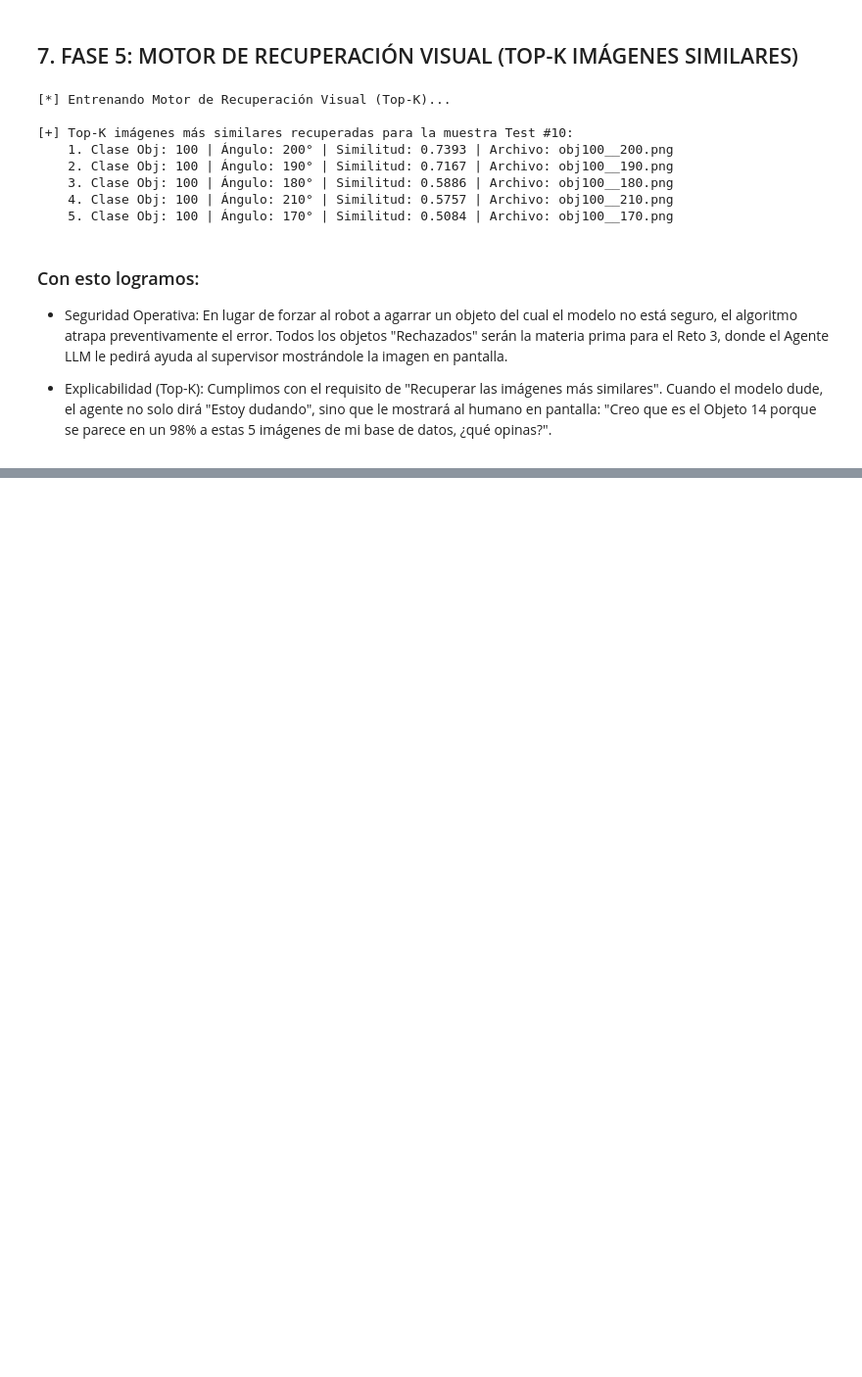
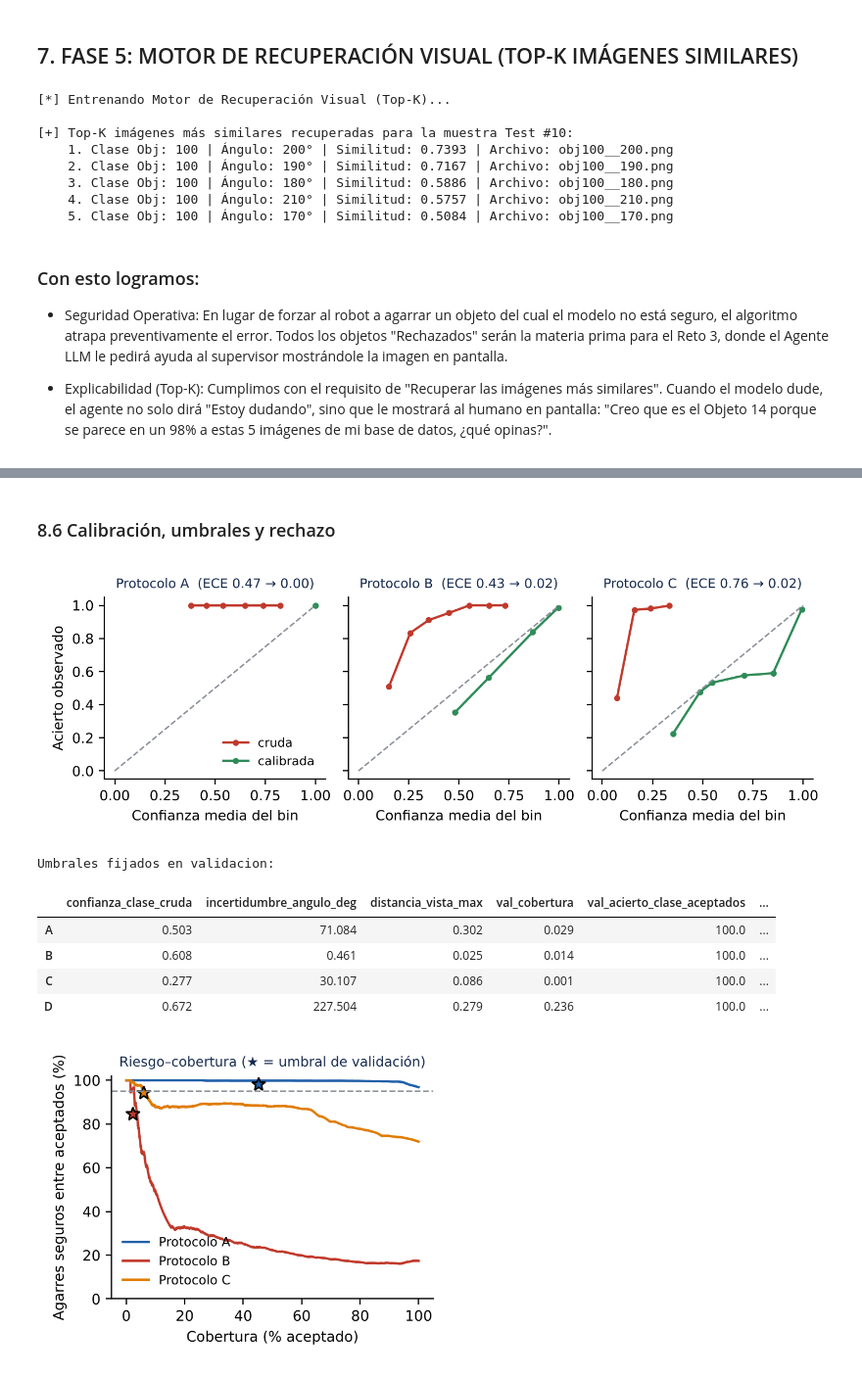
Before and after one commit to jigarzong/IndraVAG, a Jupyter notebook: notebooks/Indra_MLModel_Vision.ipynb, the cells around one changed output, grey strips where cells are left out. Shown at 98% size. Saved outputs shown, nothing was run; the diff lists cells and outputs as text; code cells hidden in the pictures; blank space fills up the shorter version.

```diff
--- a/notebooks/Indra_MLModel_Vision.ipynb
+++ b/notebooks/Indra_MLModel_Vision.ipynb
@@ -546,0 +664,9 @@ for i, res in enumerate(similares):
+# %%
+nn = json.load(open("results/baseline_nn_ABCD.json")); cnn = json.load(open("results/baseline_cnn_ABCD.json"))
+rows = []
+for p in "ABC":
+    svm = dict(acc_clase=R[p]["test"]["acc_clase"], mae_angulo=R[p]["test"]["mae_angulo"], pct_dentro_10=R[p]["test"]["pct_dentro_10"], ms_por_imagen=np.nan, t_ajuste_s=R[p]["t_total_s"])
+    for nombre, r in (("1-NN pixeles", nn[p]), ("Pipeline final (SVM)", svm), ("CNN pequena", cnn[p])):
+        rows.append(dict(protocolo=p, modelo=nombre, clase=r["acc_clase"], error_medio=r["mae_angulo"], pct_10=r["pct_dentro_10"], ms_img=r["ms_por_imagen"], ajuste_s=r["t_ajuste_s"]))
+display(pd.DataFrame(rows).round(3))
+print("D (AUROC de desconocidos):", {"1-NN similitud": round(nn["D"]["auroc_similitud"], 3), "CNN confianza": round(cnn["D"]["auroc_conf"], 3), "SVM confianza": round(R["D"]["test"]["auroc_conf"], 3)})
@@ -546,0 +685,16 @@ for i, res in enumerate(similares):
+# %% [markdown]
+### 8.6 Calibración, umbrales y rechazo
+# %%
+display(Image("results/fig/reliability.png"))
+print("Umbrales fijados en validacion:")
+display(pd.DataFrame({p: {**R[p]["umbrales"], **{"val_" + k: v for k, v in R[p]["validacion_umbrales"].items()}} for p in "ABCD"}).T.round(3))
+display(Image("results/fig/risk_coverage.png", width=420))
+# %% [output]
+[figure, added]
+Umbrales fijados en validacion:
+|  | confianza_clase_cruda | incertidumbre_angulo_deg | distancia_vista_max | val_cobertura | val_acierto_clase_aceptados | ... |
+| A | 0.503 | 71.084 | 0.302 | 0.029 | 100.0 | ... |
+| B | 0.608 | 0.461 | 0.025 | 0.014 | 100.0 | ... |
+| C | 0.277 | 30.107 | 0.086 | 0.001 | 100.0 | ... |
+| D | 0.672 | 227.504 | 0.279 | 0.236 | 100.0 | ... |
+[figure, added]
```
Also changed, not shown: parts of 23 cells of this notebook, 59 other files.
